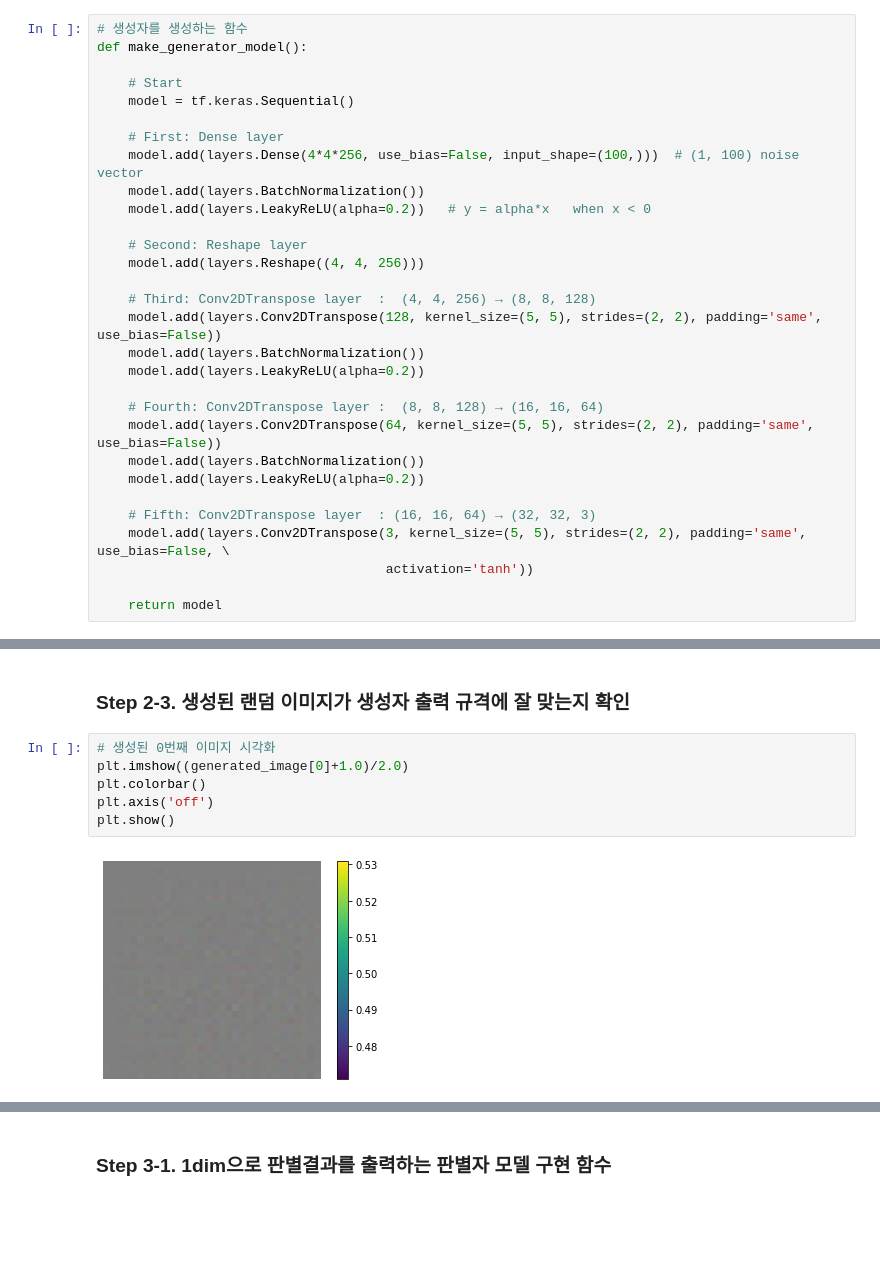
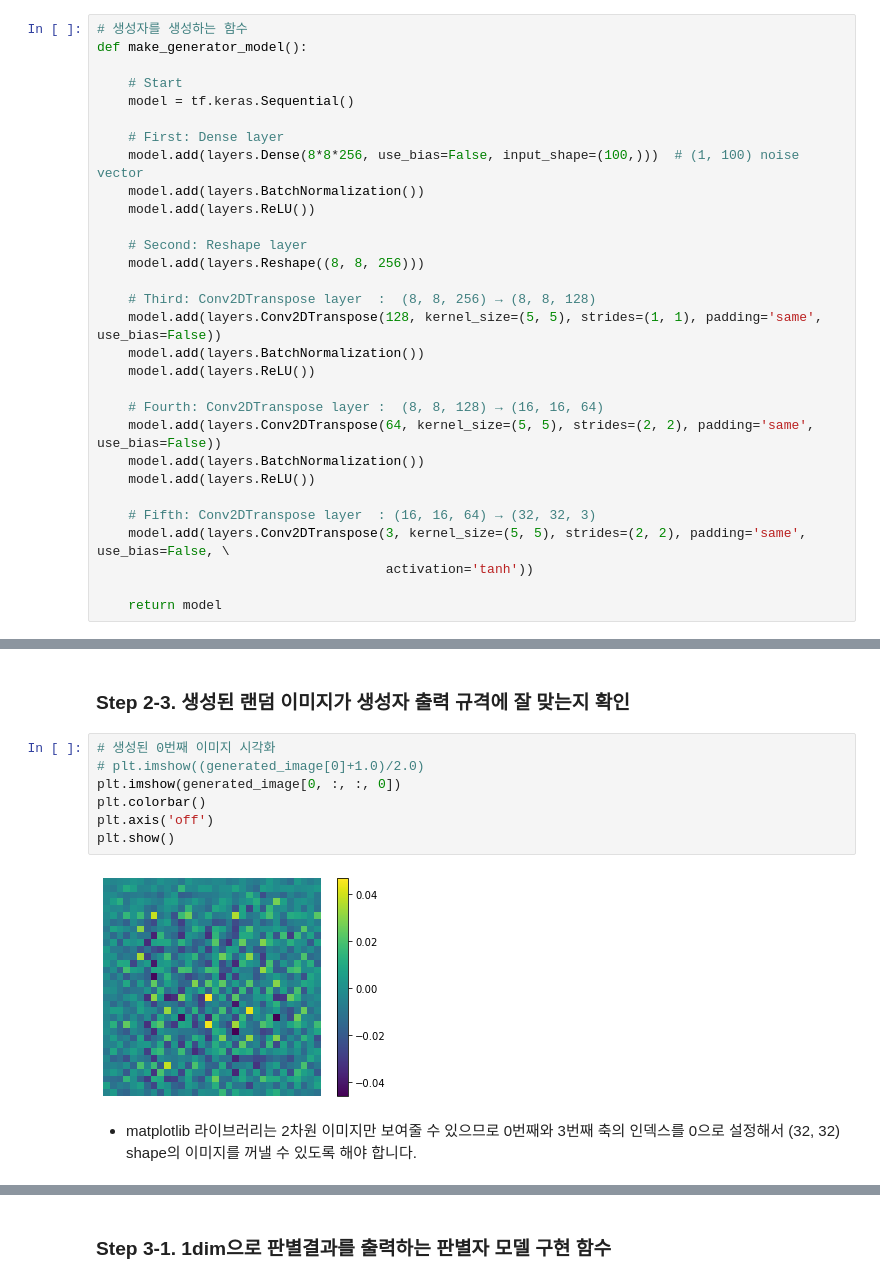
Before and after one commit to stereo-weld/explorations, a Jupyter notebook: E12_Project_Dcgan_Cifar10_Generate_image_V2.ipynb, the cells around one changed output, grey strips where cells are left out. Saved outputs shown, nothing was run; the diff lists cells and outputs as text; blank space fills up the shorter version.

```diff
--- a/E12_Project_Dcgan_Cifar10_Generate_image_V2.ipynb
+++ b/E12_Project_Dcgan_Cifar10_Generate_image_V2.ipynb
@@ -176,22 +196,22 @@ def make_generator_model():
     model = tf.keras.Sequential()
 
     # First: Dense layer
-    model.add(layers.Dense(4*4*256, use_bias=False, input_shape=(100,)))  # (1, 100) noise vector
+    model.add(layers.Dense(8*8*256, use_bias=False, input_shape=(100,)))  # (1, 100) noise vector
     model.add(layers.BatchNormalization())
-    model.add(layers.LeakyReLU(alpha=0.2))   # y = alpha*x   when x < 0
+    model.add(layers.ReLU())
 
     # Second: Reshape layer
-    model.add(layers.Reshape((4, 4, 256)))
+    model.add(layers.Reshape((8, 8, 256)))
 
-    # Third: Conv2DTranspose layer  :  (4, 4, 256) → (8, 8, 128)
-    model.add(layers.Conv2DTranspose(128, kernel_size=(5, 5), strides=(2, 2), padding='same', use_bias=False))
+    # Third: Conv2DTranspose layer  :  (8, 8, 256) → (8, 8, 128)
+    model.add(layers.Conv2DTranspose(128, kernel_size=(5, 5), strides=(1, 1), padding='same', use_bias=False))
     model.add(layers.BatchNormalization())
-    model.add(layers.LeakyReLU(alpha=0.2))
+    model.add(layers.ReLU())
 
     # Fourth: Conv2DTranspose layer :  (8, 8, 128) → (16, 16, 64)
     model.add(layers.Conv2DTranspose(64, kernel_size=(5, 5), strides=(2, 2), padding='same', use_bias=False))
     model.add(layers.BatchNormalization())
-    model.add(layers.LeakyReLU(alpha=0.2))
+    model.add(layers.ReLU())
 
     # Fifth: Conv2DTranspose layer  : (16, 16, 64) → (32, 32, 3)
     model.add(layers.Conv2DTranspose(3, kernel_size=(5, 5), strides=(2, 2), padding='same', use_bias=False, \
@@ -278,12 +318,15 @@ TensorShape([1, 32, 32, 3])
 ### Step 2-3. 생성된 랜덤 이미지가 생성자 출력 규격에 잘 맞는지 확인
 # %%
 # 생성된 0번째 이미지 시각화
-plt.imshow((generated_image[0]+1.0)/2.0)
+# plt.imshow((generated_image[0]+1.0)/2.0)
+plt.imshow(generated_image[0, :, :, 0])
 plt.colorbar()
 plt.axis('off')
 plt.show()
 # %% [output]
-[figure, old version]
+[figure, new version]
+# %% [markdown]
+* matplotlib 라이브러리는 2차원 이미지만 보여줄 수 있으므로 0번째와 3번째 축의 인덱스를 0으로 설정해서 (32, 32) shape의 이미지를 꺼낼 수 있도록 해야 합니다.
 # %% [markdown]
 ## STEP 3. 판별자 모델 구현하기
 
```
Also changed, not shown: parts of 40 cells of this notebook.
